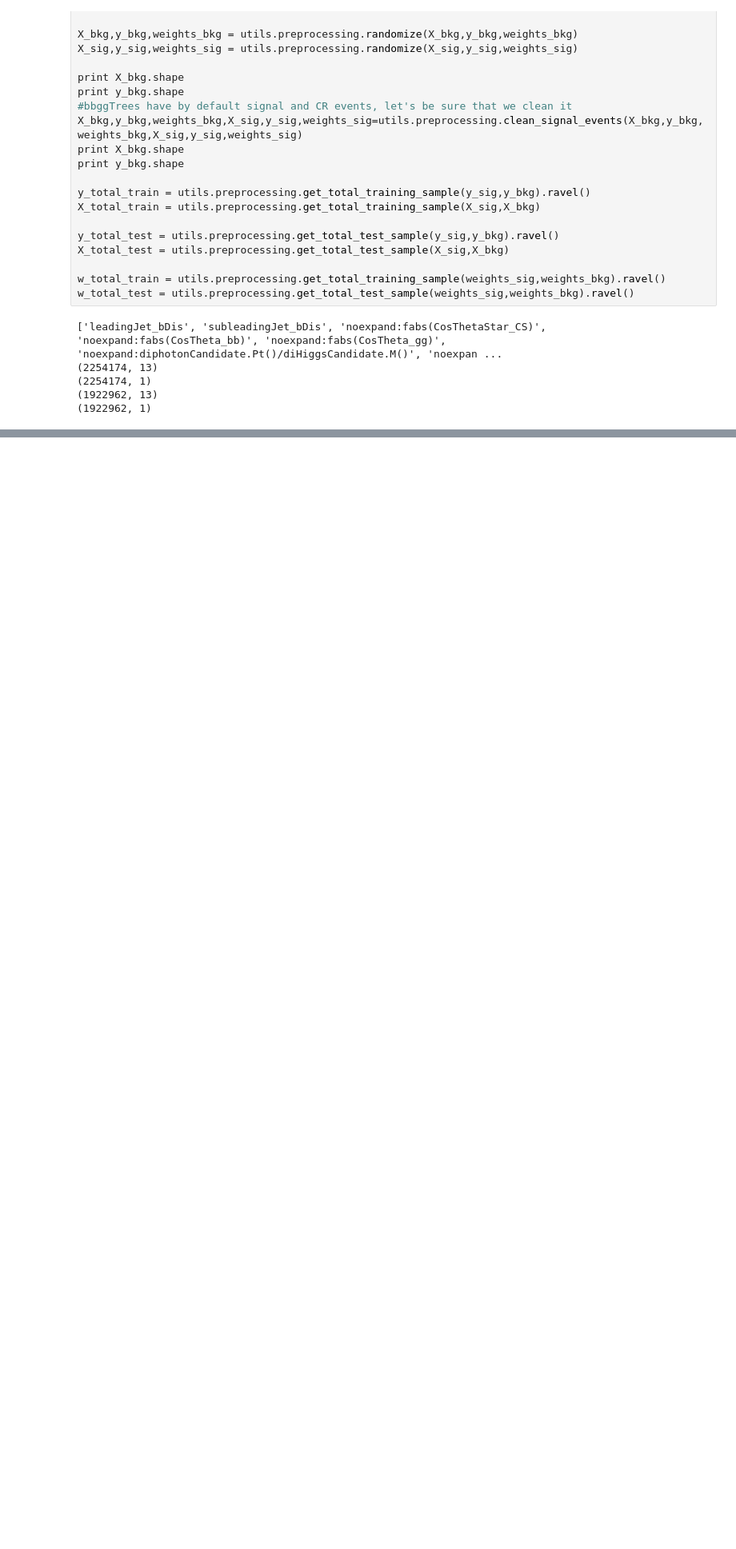
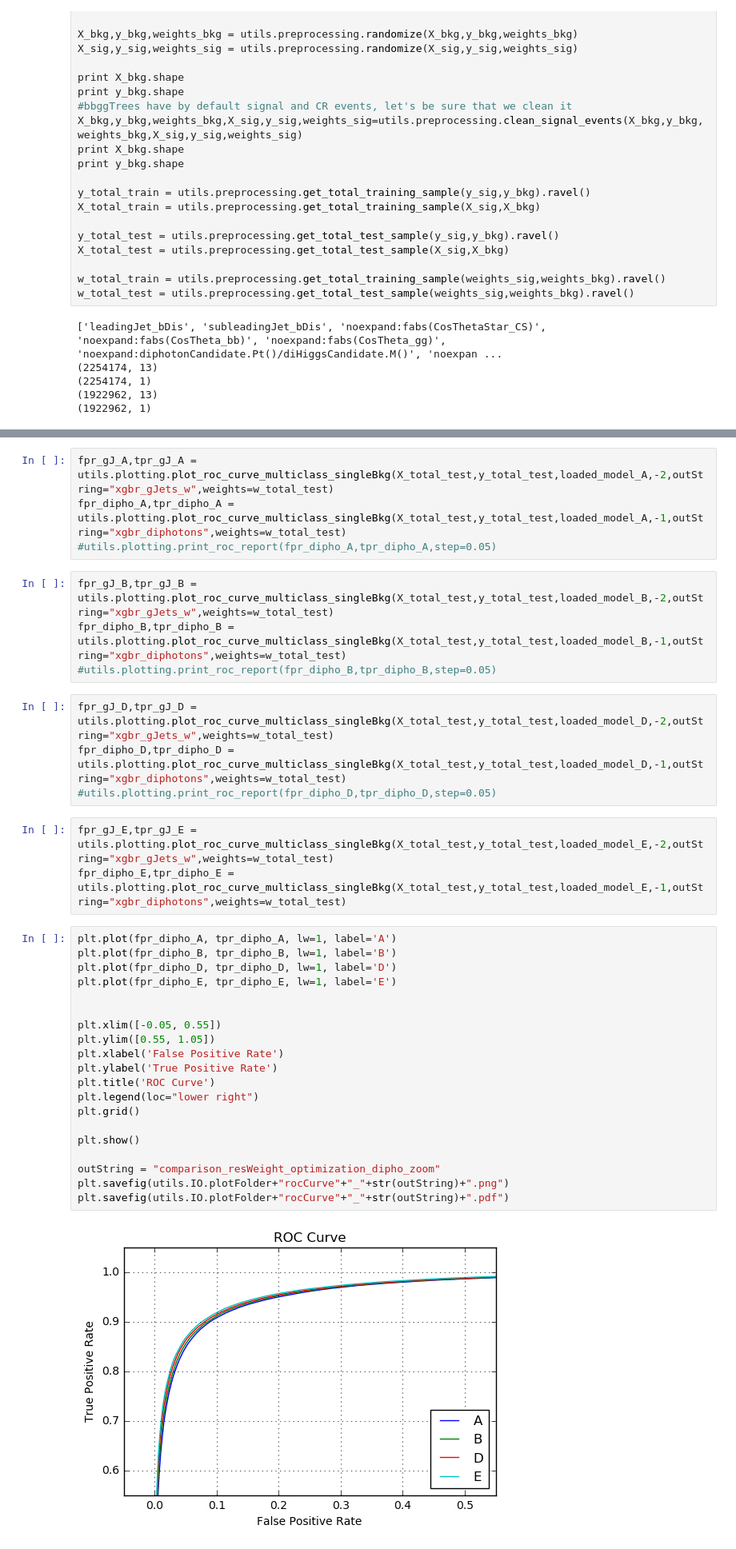
Before and after one commit to michelif/HHbbgg_ETH, a Jupyter notebook: Training/notebooks/compareSavedClassifier.ipynb, the cells around one changed output, grey strips where cells are left out. Shown at 80% size. Cells and saved outputs as stored; diff of their text form; blank space fills up the shorter version.

```diff
--- a/Training/notebooks/compareSavedClassifier.ipynb
+++ b/Training/notebooks/compareSavedClassifier.ipynb
@@ -184,0 +206,37 @@ plt.savefig(utils.IO.plotFolder+"rocCurve"+"_"+str(outString)+".pdf")
+# %%
+fpr_gJ_A,tpr_gJ_A = utils.plotting.plot_roc_curve_multiclass_singleBkg(X_total_test,y_total_test,loaded_model_A,-2,outString="xgbr_gJets_w",weights=w_total_test)
+fpr_dipho_A,tpr_dipho_A = utils.plotting.plot_roc_curve_multiclass_singleBkg(X_total_test,y_total_test,loaded_model_A,-1,outString="xgbr_diphotons",weights=w_total_test)
+#utils.plotting.print_roc_report(fpr_dipho_A,tpr_dipho_A,step=0.05)
+# %%
+fpr_gJ_B,tpr_gJ_B = utils.plotting.plot_roc_curve_multiclass_singleBkg(X_total_test,y_total_test,loaded_model_B,-2,outString="xgbr_gJets_w",weights=w_total_test)
+fpr_dipho_B,tpr_dipho_B = utils.plotting.plot_roc_curve_multiclass_singleBkg(X_total_test,y_total_test,loaded_model_B,-1,outString="xgbr_diphotons",weights=w_total_test)
+#utils.plotting.print_roc_report(fpr_dipho_B,tpr_dipho_B,step=0.05)
+# %%
+fpr_gJ_D,tpr_gJ_D = utils.plotting.plot_roc_curve_multiclass_singleBkg(X_total_test,y_total_test,loaded_model_D,-2,outString="xgbr_gJets_w",weights=w_total_test)
+fpr_dipho_D,tpr_dipho_D = utils.plotting.plot_roc_curve_multiclass_singleBkg(X_total_test,y_total_test,loaded_model_D,-1,outString="xgbr_diphotons",weights=w_total_test)
+#utils.plotting.print_roc_report(fpr_dipho_D,tpr_dipho_D,step=0.05)
+# %%
+fpr_gJ_E,tpr_gJ_E = utils.plotting.plot_roc_curve_multiclass_singleBkg(X_total_test,y_total_test,loaded_model_E,-2,outString="xgbr_gJets_w",weights=w_total_test)
+fpr_dipho_E,tpr_dipho_E = utils.plotting.plot_roc_curve_multiclass_singleBkg(X_total_test,y_total_test,loaded_model_E,-1,outString="xgbr_diphotons",weights=w_total_test)
+# %%
+plt.plot(fpr_dipho_A, tpr_dipho_A, lw=1, label='A')
+plt.plot(fpr_dipho_B, tpr_dipho_B, lw=1, label='B')
+plt.plot(fpr_dipho_D, tpr_dipho_D, lw=1, label='D')
+plt.plot(fpr_dipho_E, tpr_dipho_E, lw=1, label='E')
+
+
+plt.xlim([-0.05, 0.55])
+plt.ylim([0.55, 1.05])
+plt.xlabel('False Positive Rate')
+plt.ylabel('True Positive Rate')
+plt.title('ROC Curve')
+plt.legend(loc="lower right")
+plt.grid()
+
+plt.show()
+
+outString = "comparison_resWeight_optimization_dipho_zoom"
+plt.savefig(utils.IO.plotFolder+"rocCurve"+"_"+str(outString)+".png")
+plt.savefig(utils.IO.plotFolder+"rocCurve"+"_"+str(outString)+".pdf")
+# %% [output]
+[figure, added]
```
Also changed, not shown: parts of 7 cells of this notebook.
